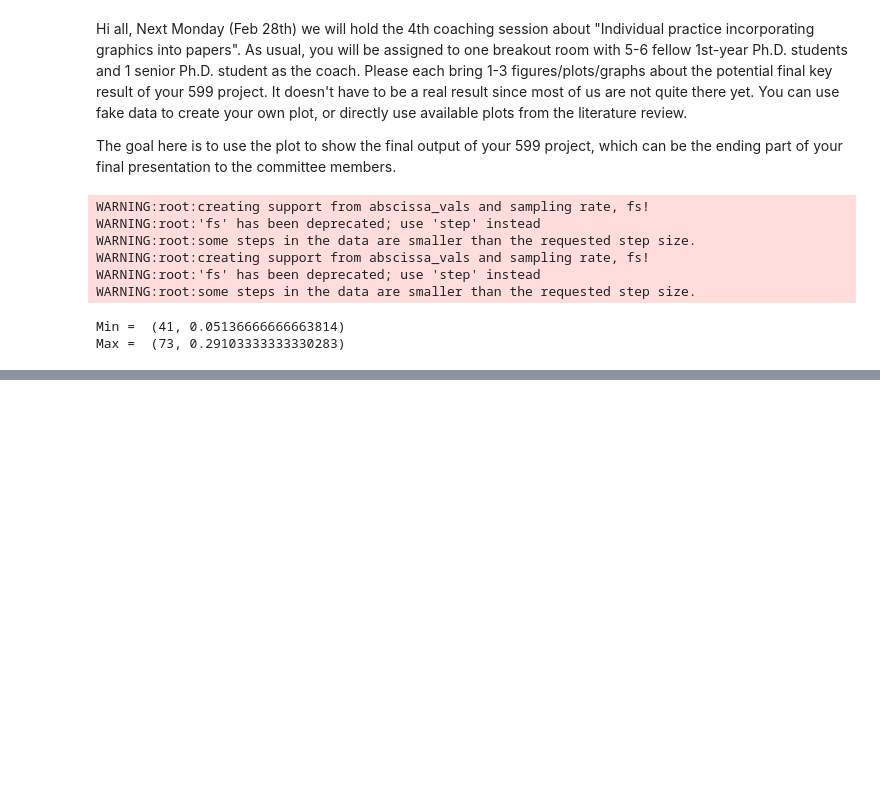
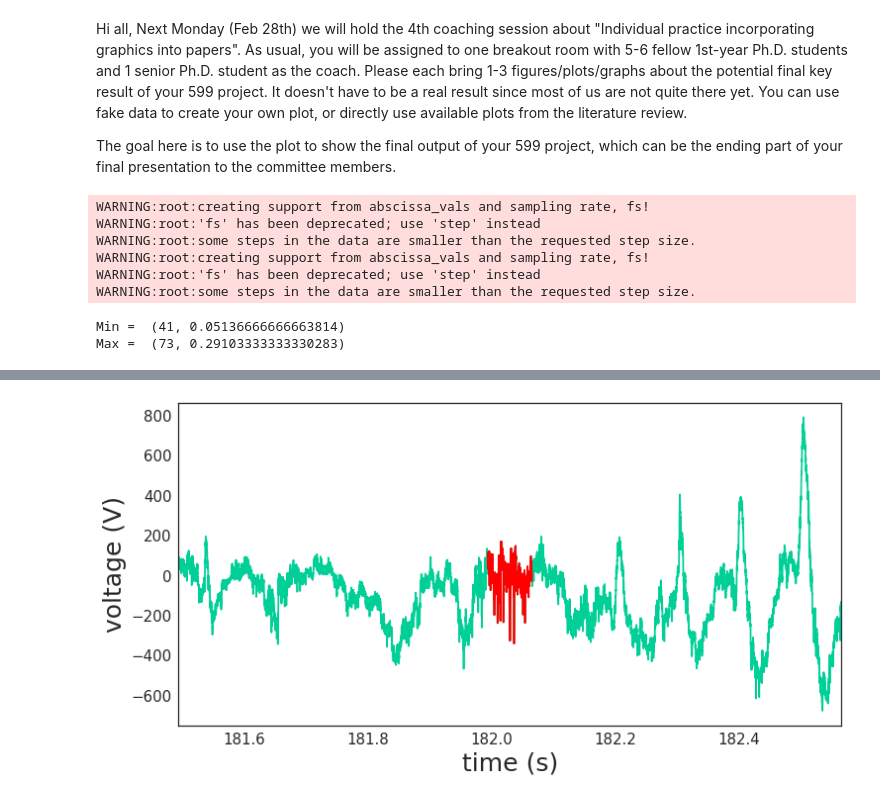
Before and after one commit to kaylav/klabcode, a Jupyter notebook: 599 Figure Feb 28.ipynb, the cells around one changed output, grey strips where cells are left out. Saved outputs shown, nothing was run; the diff lists cells and outputs as text; code cells hidden in the pictures; blank space fills up the shorter version.

```diff
--- a/599 Figure Feb 28.ipynb
+++ b/599 Figure Feb 28.ipynb
@@ -190,0 +122,5 @@ WARNING:matplotlib.font_manager:findfont: Font family ['Universalis ADF Std'] no
+# %%
+rippleNum = 24
+npl.plot(asa1[ripple_epochs1[rippleNum].expand(0.5)])
+npl.plot(asa1[ripple_epochs1[rippleNum]],color='red')
+# %% [output]
@@ -190,0 +129 @@ WARNING:matplotlib.font_manager:findfont: Font family ['Universalis ADF Std'] no
+[figure, added]
```
Also changed, not shown: parts of 17 cells of this notebook.
